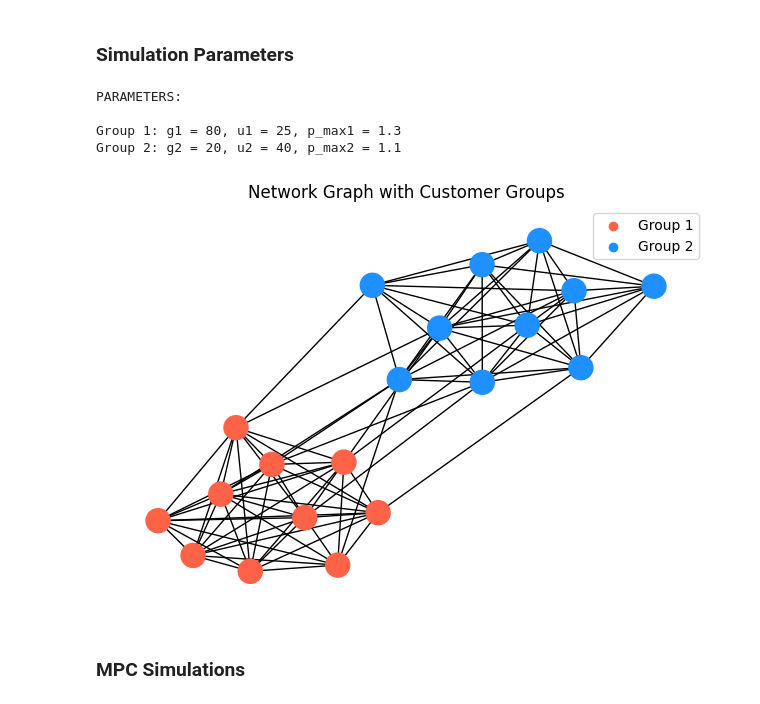
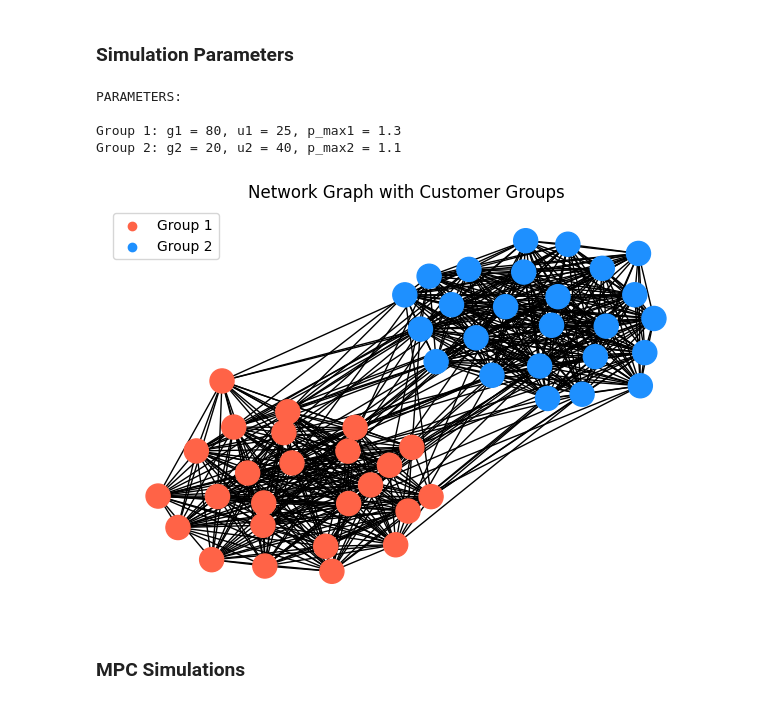
Before and after one commit to Jw1836/HybridNetworkModel, a Jupyter notebook: NMPC.ipynb, the cells around one changed output. Drawn from its saved outputs; the diff is of its cells as text; code cells hidden in the pictures.

```diff
--- a/NMPC.ipynb
+++ b/NMPC.ipynb
@@ -686,8 +1026,8 @@ print("PARAMETERS: \n")
 print("Group 1: g1 = {}, u1 = {}, p_max1 = {}".format(g1, u1, p_max1))
 print("Group 2: g2 = {}, u2 = {}, p_max2 = {}".format(g2, u2, p_max2))
 #make the adjacency matrix for the network ER graph
-n1 = 10
-n2 = 10
+n1 = 25
+n2 = 25
 n = n1 + n2 #number nodes
 
 # #p = 0.05
@@ -699,7 +1039,7 @@ n = n1 + n2 #number nodes
 sizes = [n1, n2]
 
 # Define connection probabilities
-p_within = 0.9   # High probability for diagonal blocks (dense/strongly connected)
+p_within = 0.9  # High probability for diagonal blocks (dense/strongly connected)
 p_between = 0.1  # Low probability for off-diagonal blocks (sparse overall)
 
 # The probability matrix
@@ -717,34 +1057,34 @@ Graph = nx.stochastic_block_model(sizes, probs, seed=42)
 group1_nodes = list(range(n1))  # Nodes 0 to n1-1
 group2_nodes = list(range(n1, n))  # Nodes n1 to n-1
 customer_groups = {"Group 1": (group1_nodes, [g1, u1, p_max1]), "Group 2": (group2_nodes, [g2, u2, p_max2])} #each group is a list of the index of the nodes in that group
 
 #plot the graph that the spreading is ocurring on and label the nodes as group 1 or group 2
 pos = nx.spring_layout(Graph)
 plt.figure(figsize=(6, 4))
 
 node_colors = ['gray'] * Graph.number_of_nodes()
 group_colors = ['tomato', 'dodgerblue']
 
 for color, (group_name, (nodes, _)) in zip(group_colors, customer_groups.items()):
     for node in nodes:
         node_colors[node] = color
 
 nx.draw(Graph, pos, with_labels=False, node_color=node_colors, node_size=300)
 
 plt.title('Network Graph with Customer Groups')
 
 #add a legend for the groups
 for color, (group_name, (nodes, _)) in zip(group_colors, customer_groups.items()):
     plt.scatter([], [], c=color, label=group_name)
 plt.legend()
 
 plt.show()
 # %% [output]
 PARAMETERS:
 
 Group 1: g1 = 80, u1 = 25, p_max1 = 1.3
 Group 2: g2 = 20, u2 = 40, p_max2 = 1.1
-[figure, old version]
+[figure, new version]
 # %% [markdown]
 ### MPC Simulations
 # %%
```
Also changed, not shown: parts of 18 cells of this notebook, 3 other files.
